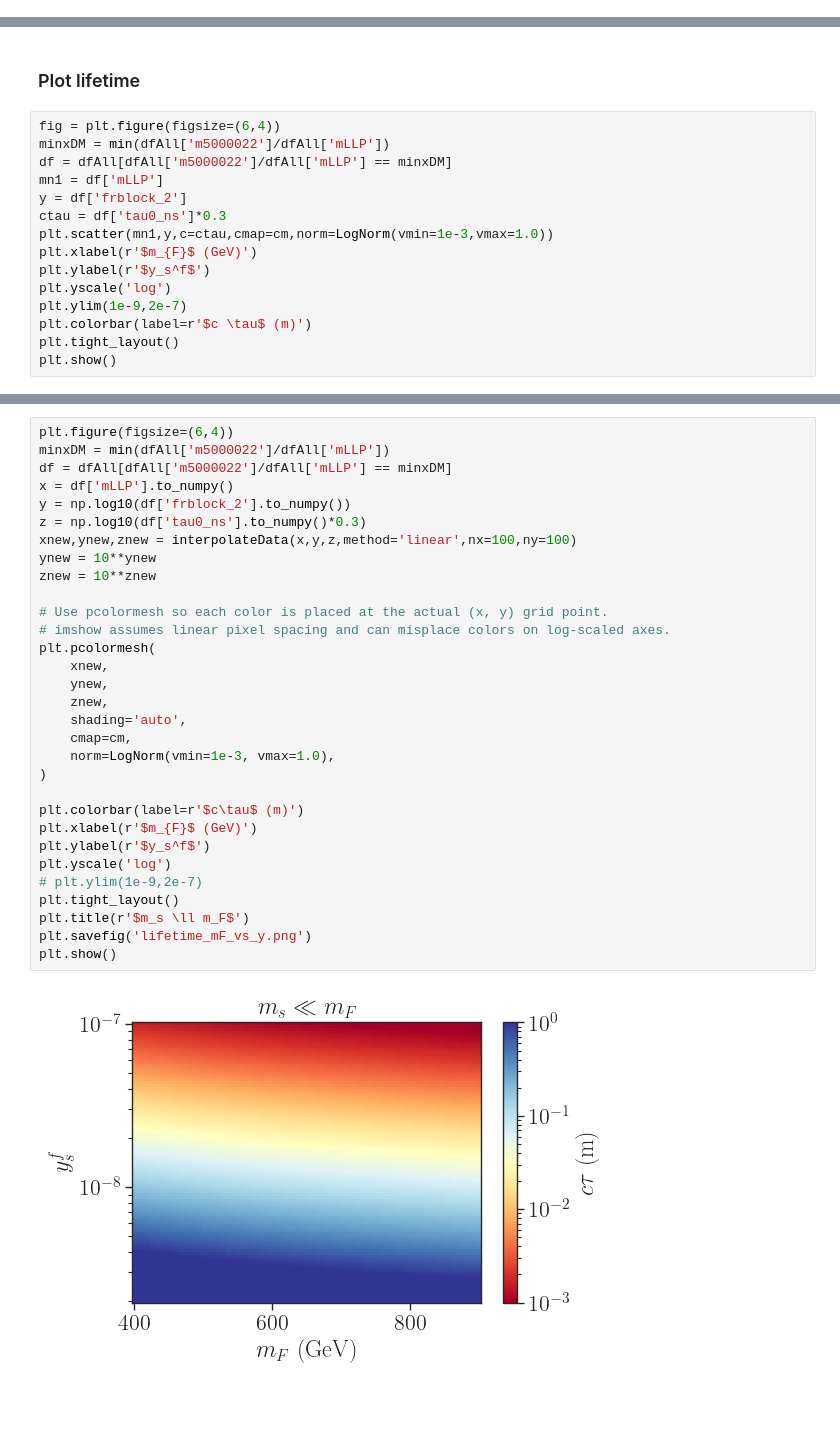
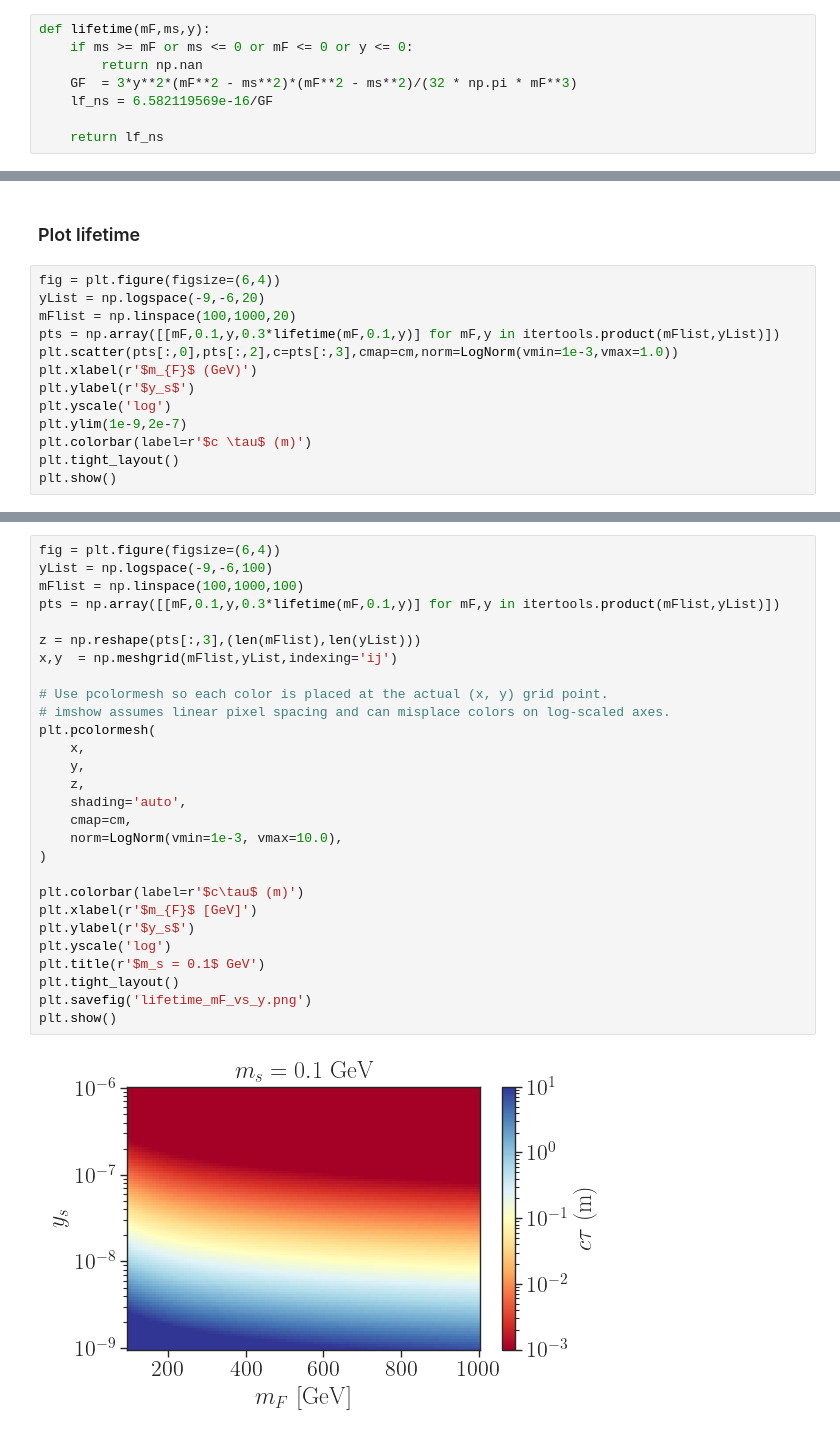
Before and after one commit to andlessa/LowTRHFIMP, a Jupyter notebook: plotting/plots-Lifetime.ipynb, the cells around one changed output, grey strips where cells are left out. Drawn from its saved outputs; the diff is of its cells as text; blank space fills up the shorter version.

Commit message:
Updated plots

```diff
--- a/plotting/plots-Lifetime.ipynb
+++ b/plotting/plots-Lifetime.ipynb
@@ -43 +45,9 @@ def interpolateData(x,y,z,nx=200,ny=200,method='linear',
+# %%
+def lifetime(mF,ms,y):
+    if ms >= mF or ms <= 0 or mF <= 0 or y <= 0:
+        return np.nan
+    GF  = 3*y**2*(mF**2 - ms**2)*(mF**2 - ms**2)/(32 * np.pi * mF**3)
+    lf_ns = 6.582119569e-16/GF
+
+    return lf_ns
 # %% [markdown]
@@ -58,14 +73,12 @@ dfAll = pd.json_normalize(
 ### Plot lifetime
 # %%
 fig = plt.figure(figsize=(6,4))
-minxDM = min(dfAll['m5000022']/dfAll['mLLP'])
-df = dfAll[dfAll['m5000022']/dfAll['mLLP'] == minxDM]
-mn1 = df['mLLP']
-y = df['frblock_2']
-ctau = df['tau0_ns']*0.3
-plt.scatter(mn1,y,c=ctau,cmap=cm,norm=LogNorm(vmin=1e-3,vmax=1.0))
+yList = np.logspace(-9,-6,20)
+mFlist = np.linspace(100,1000,20)
+pts = np.array([[mF,0.1,y,0.3*lifetime(mF,0.1,y)] for mF,y in itertools.product(mFlist,yList)])
+plt.scatter(pts[:,0],pts[:,2],c=pts[:,3],cmap=cm,norm=LogNorm(vmin=1e-3,vmax=1.0))
 plt.xlabel(r'$m_{F}$ (GeV)')
-plt.ylabel(r'$y_s^f$')
+plt.ylabel(r'$y_s$')
 plt.yscale('log')
 plt.ylim(1e-9,2e-7)
 plt.colorbar(label=r'$c \tau$ (m)')
@@ -76,34 +89,31 @@ plt.show()
 # %%
-plt.figure(figsize=(6,4))
-minxDM = min(dfAll['m5000022']/dfAll['mLLP'])
-df = dfAll[dfAll['m5000022']/dfAll['mLLP'] == minxDM]
-x = df['mLLP'].to_numpy()
-y = np.log10(df['frblock_2'].to_numpy())
-z = np.log10(df['tau0_ns'].to_numpy()*0.3)
-xnew,ynew,znew = interpolateData(x,y,z,method='linear',nx=100,ny=100)
-ynew = 10**ynew
-znew = 10**znew
+fig = plt.figure(figsize=(6,4))
+yList = np.logspace(-9,-6,100)
+mFlist = np.linspace(100,1000,100)
+pts = np.array([[mF,0.1,y,0.3*lifetime(mF,0.1,y)] for mF,y in itertools.product(mFlist,yList)])
+
+z = np.reshape(pts[:,3],(len(mFlist),len(yList)))
+x,y  = np.meshgrid(mFlist,yList,indexing='ij')
 
 # Use pcolormesh so each color is placed at the actual (x, y) grid point.
 # imshow assumes linear pixel spacing and can misplace colors on log-scaled axes.
 plt.pcolormesh(
-    xnew,
-    ynew,
-    znew,
+    x,
+    y,
+    z,
     shading='auto',
     cmap=cm,
-    norm=LogNorm(vmin=1e-3, vmax=1.0),
+    norm=LogNorm(vmin=1e-3, vmax=10.0),
 )
 
 plt.colorbar(label=r'$c\tau$ (m)')
-plt.xlabel(r'$m_{F}$ (GeV)')
-plt.ylabel(r'$y_s^f$')
+plt.xlabel(r'$m_{F}$ [GeV]')
+plt.ylabel(r'$y_s$')
 plt.yscale('log')
-# plt.ylim(1e-9,2e-7)
+plt.title(r'$m_s = 0.1$ GeV')
 plt.tight_layout()
-plt.title(r'$m_s \ll m_F$')
 plt.savefig('lifetime_mF_vs_y.png')
 plt.show()
 # %% [output]
-[figure, old version]
+[figure, new version]
 # %%
```
Also changed, not shown: parts of 6 cells of this notebook, 2 other files.
